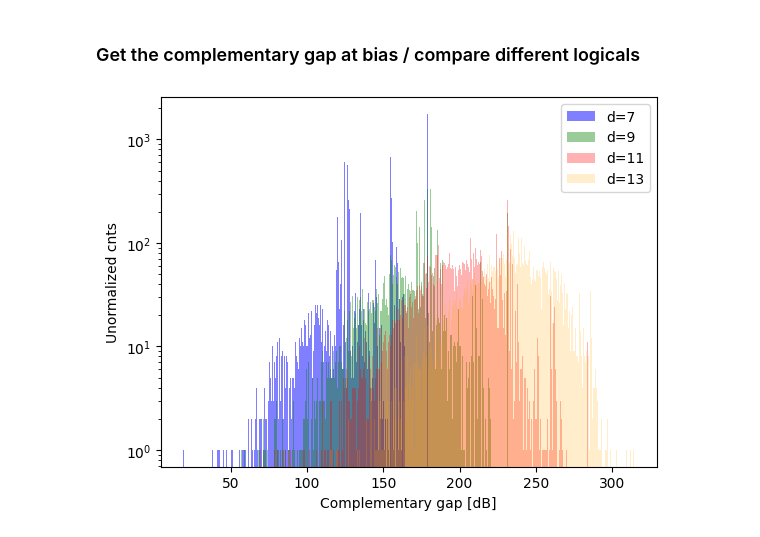
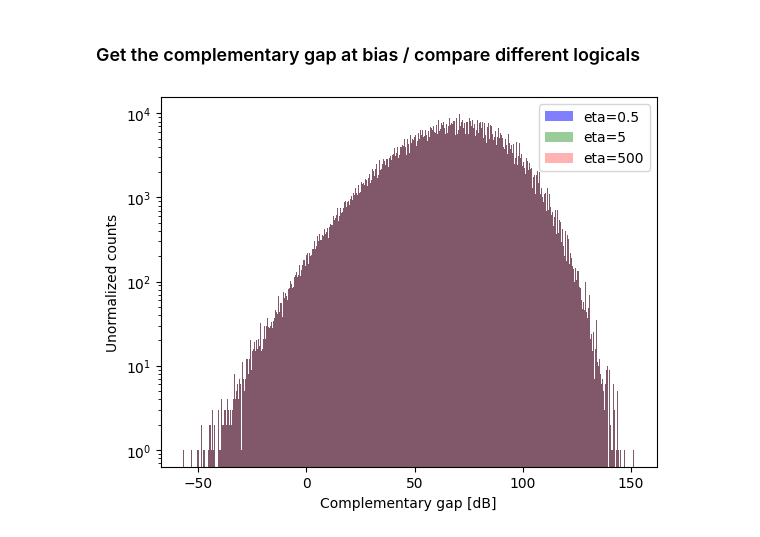
Before and after one commit to acatspirit/correlated_error_biased_noise, a Jupyter notebook: surface_code_circuit_scratch.ipynb, the cells around one changed output. Drawn from its saved outputs; the diff is of its cells as text; code cells hidden in the pictures.

```diff
--- a/surface_code_circuit_scratch.ipynb
+++ b/surface_code_circuit_scratch.ipynb
@@ -3567,49 +3568,49 @@ import matplotlib.pyplot as plt
 
 ds = [7,9,11,13]
 d=11
-l=4
+l=2
 etas = [0.5,5,500]
 eta = 0.5
 CD_type = "SC"
 colors = ['blue','green','red','orange']
 alphas = [0.5,0.4,0.3,0.2]
 cnt=0
-mem_type="X"
-for d in ds:
-# for eta in etas:
+mem_type="Z"
+# for d in ds:
+for eta in etas:
 
     circuit_obj = CDCompassCodeCircuit(d,l,eta,mem_type)
     corr_decoder = CorrelatedDecoder(eta,d,l,"CORR_XZ", mem_type=mem_type)
 
     rds                         = d
-    p                           = 0.001
-    pG                          = 0.001
-    num_shots                   = 10**4
+    p                           = 0.01
+    pG                          = 0.01
+    num_shots                   = 10**6
     circuit                     = circuit_obj.make_elongated_circuit_from_parity(before_measure_flip=p, before_measure_pauli_channel=0, after_clifford_depolarization=pG,
                                                          before_round_data_pauli_channel=0, between_round_idling_pauli_channel=p, idling_dephasing=0,
                                                          CD_type = CD_type)
     sampler                     = circuit.compile_detector_sampler()
     detection_events, obs_flips = sampler.sample(shots=num_shots,separate_observables=True)
 
     dem = circuit.detector_error_model(decompose_errors=True, flatten_loops=True, approximate_disjoint_errors=True)
-    # matching = Matching.from_detector_error_model(dem)
+    matching = Matching.from_detector_error_model(dem)
 
     # xlb_nodes,xrb_nodes,zlb_nodes,zrb_nodes = corr_decoder.get_LB_RB_nodes(dem)
 
     # _,Signed_Gap,_ = get_complementary_gap_my_SC(matching,detection_events,obs_flips,zlb_nodes,zrb_nodes)
     gap,Signed_Gap,_ = corr_decoder.get_complementary_gap(dem, detection_events, obs_flips)
-    # plt.hist(Signed_Gap,bins=200,color=colors[cnt],label=f"eta={eta}",alpha=alphas[cnt])
-    plt.hist(Signed_Gap,bins=500,color=colors[cnt],label=f"d={d}",alpha=alphas[cnt])
+    plt.hist(Signed_Gap,bins=500,color=colors[cnt],label=f"eta={eta}",alpha=alphas[cnt])
+    # plt.hist(Signed_Gap,bins=500,color=colors[cnt],label=f"d={d}",alpha=alphas[cnt])
 
     plt.xlabel('Complementary gap [dB]')
-    plt.ylabel('Unormalized cnts')
+    plt.ylabel('Unormalized counts')
     plt.legend()
     cnt+=1
 
 
 plt.yscale('log')
 plt.show()
 # %% [output]
-[figure, old version]
+[figure, new version]
 # %%
 # try comparing different logicals for comp gap
```
Also changed, not shown: parts of 4 cells of this notebook, 10 other files.
